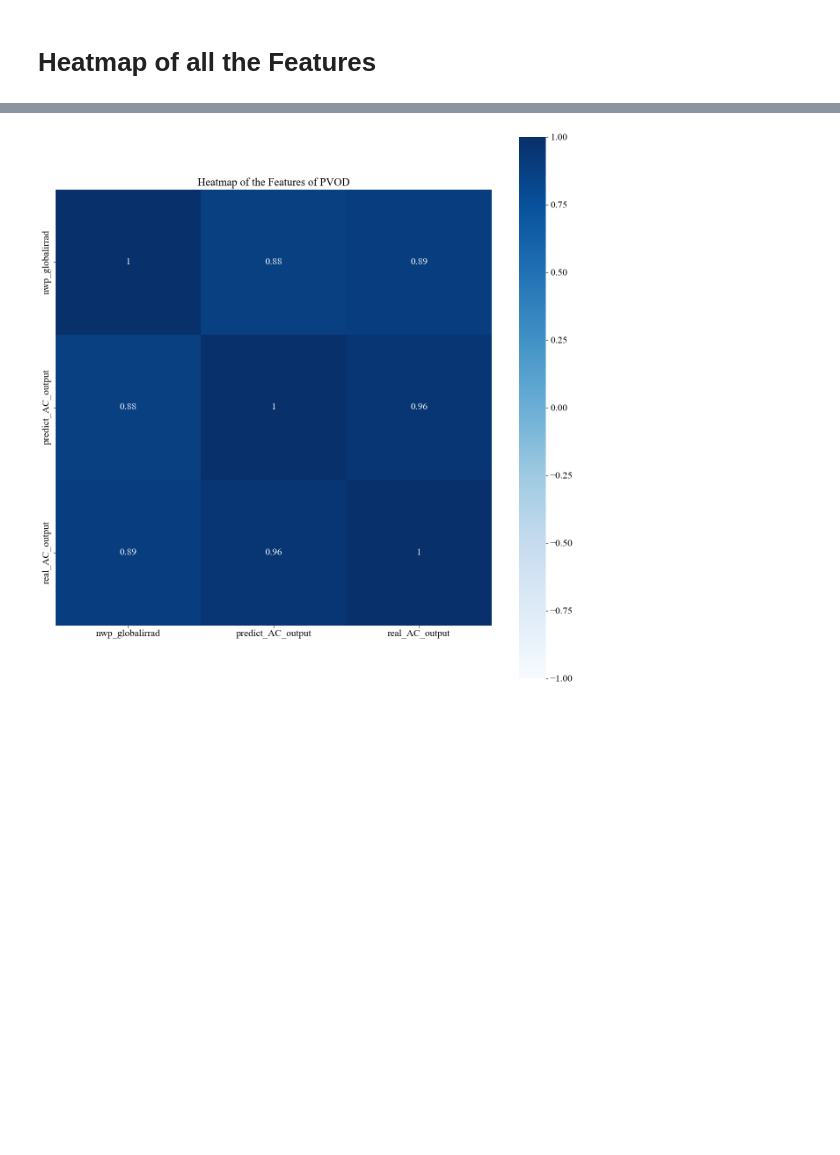
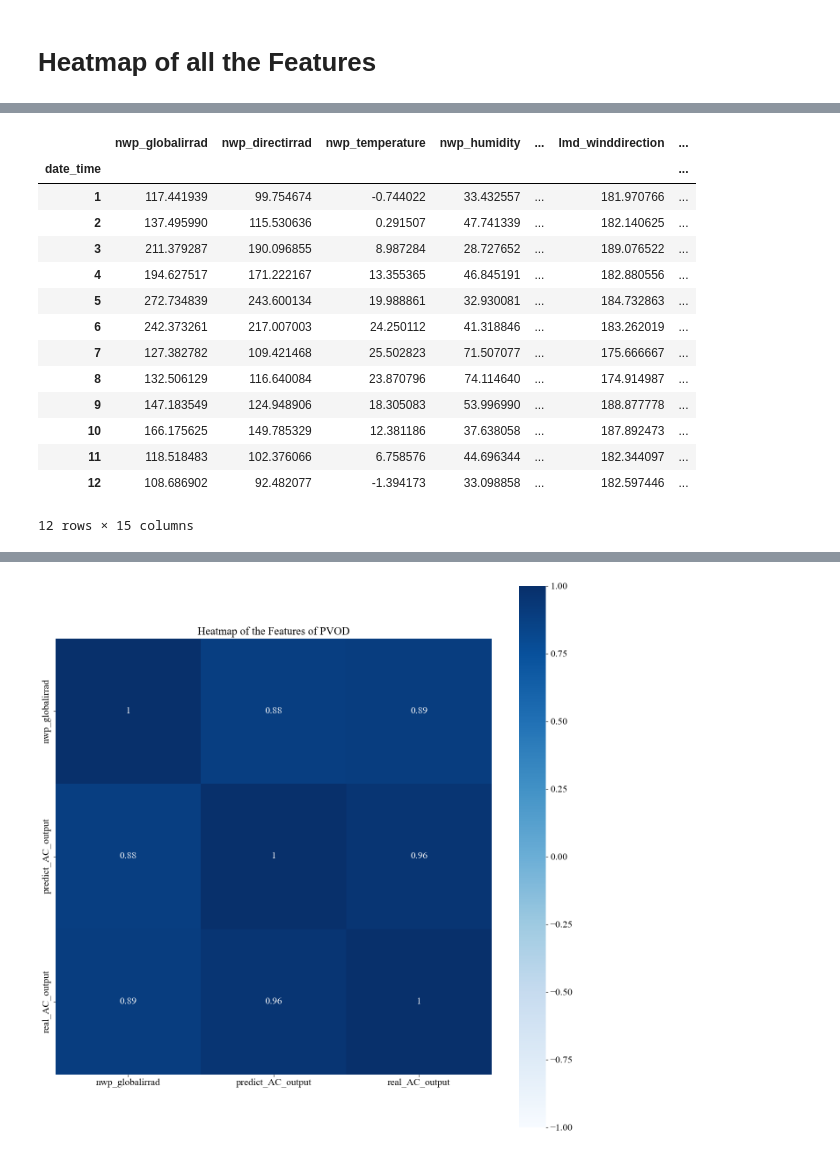
Before and after one commit to naokic3/solar_projectN, a Jupyter notebook: PVODataset/src/SampleCode.ipynb, the cells around one changed output, grey strips where cells are left out. Cells and saved outputs as stored; diff of their text form; code cells hidden in the pictures; blank space fills up the shorter version.

```diff
--- a/PVODataset/src/SampleCode.ipynb
+++ b/PVODataset/src/SampleCode.ipynb
@@ -503,0 +524,19 @@ ori_data_0.iloc[:1000].plot(y=['real_AC_output', 'predict_AC_output'], figsize=(
+# %%
+monthly_sums = ori_data_0.groupby(ori_data_0.index.month).mean()
+monthly_sums
+# %% [output]
+|  | nwp_globalirrad | nwp_directirrad | nwp_temperature | nwp_humidity | ... | lmd_winddirection | ... |
+| date_time |  |  |  |  |  |  | ... |
+| 1 | 117.441939 | 99.754674 | -0.744022 | 33.432557 | ... | 181.970766 | ... |
+| 2 | 137.495990 | 115.530636 | 0.291507 | 47.741339 | ... | 182.140625 | ... |
+| 3 | 211.379287 | 190.096855 | 8.987284 | 28.727652 | ... | 189.076522 | ... |
+| 4 | 194.627517 | 171.222167 | 13.355365 | 46.845191 | ... | 182.880556 | ... |
+| 5 | 272.734839 | 243.600134 | 19.988861 | 32.930081 | ... | 184.732863 | ... |
+| 6 | 242.373261 | 217.007003 | 24.250112 | 41.318846 | ... | 183.262019 | ... |
+| 7 | 127.382782 | 109.421468 | 25.502823 | 71.507077 | ... | 175.666667 | ... |
+| 8 | 132.506129 | 116.640084 | 23.870796 | 74.114640 | ... | 174.914987 | ... |
+| 9 | 147.183549 | 124.948906 | 18.305083 | 53.996990 | ... | 188.877778 | ... |
+| 10 | 166.175625 | 149.785329 | 12.381186 | 37.638058 | ... | 187.892473 | ... |
+| 11 | 118.518483 | 102.376066 | 6.758576 | 44.696344 | ... | 182.344097 | ... |
+| 12 | 108.686902 | 92.482077 | -1.394173 | 33.098858 | ... | 182.597446 | ... |
+12 rows × 15 columns
```
Also changed, not shown: parts of 16 cells of this notebook, 1 other file.
